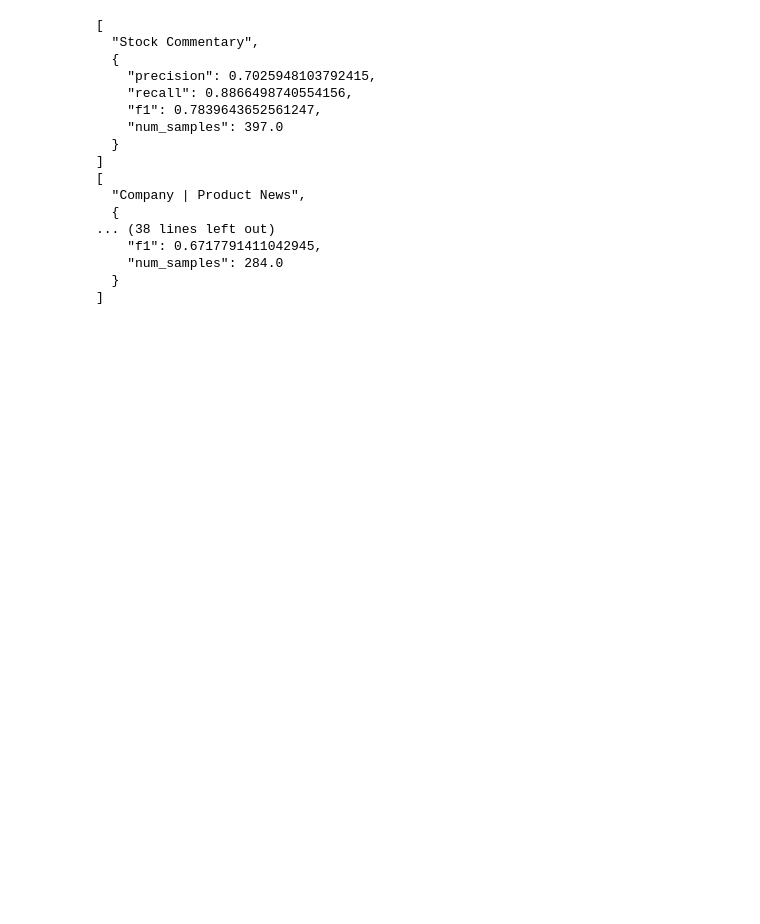
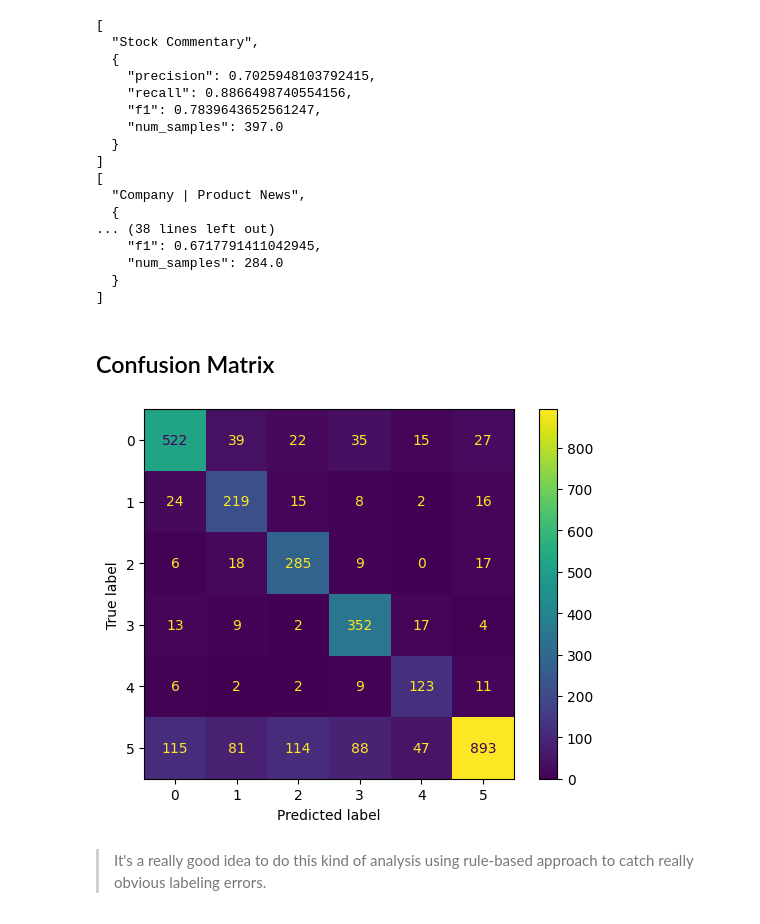
Before and after one commit to AymSa/mlops-tweet-finance, a Jupyter notebook: notebooks/FinBirdAI.ipynb, the cells around one changed output. Cells and saved outputs as stored; diff of their text form; code cells hidden in the pictures; blank space fills up the shorter version.

```diff
--- a/notebooks/FinBirdAI.ipynb
+++ b/notebooks/FinBirdAI.ipynb
@@ -781,6 +787,15 @@ def get_vectorization(args):
 
 # Class weights
 
+args = Namespace(
+        lower=True,
+        stem=False,
+        min_freq=750,
+        seed=42,
+        path_data=path_data,
+        aliases_by_tag=aliases_by_tag
+    )
+X_test_raw = X_test
 X_train, _, X_test, y_train, _, y_test, label_encoder, _ = get_vectorization(args)
 counts = np.bincount(y_train)
 class_weights = {i: 1.0/count for i, count in enumerate(counts)}
@@ -1189,3 +1204,15 @@ for item in sorted_tags_by_f1.items():
     "num_samples": 284.0
   }
 ]
+# %% [markdown]
+## Confusion Matrix
+# %%
+cm = confusion_matrix(y_test, y_pred, labels=model.classes_)
+disp = ConfusionMatrixDisplay(confusion_matrix=cm,
+                              display_labels=model.classes_)
+disp.plot()
+plt.show()
+# %% [output]
+[figure, added]
+# %% [markdown]
+> It's a really good idea to do this kind of analysis using rule-based approach to catch really obvious labeling errors.
```
Also changed, not shown: parts of 31 cells of this notebook, 1 other file.
